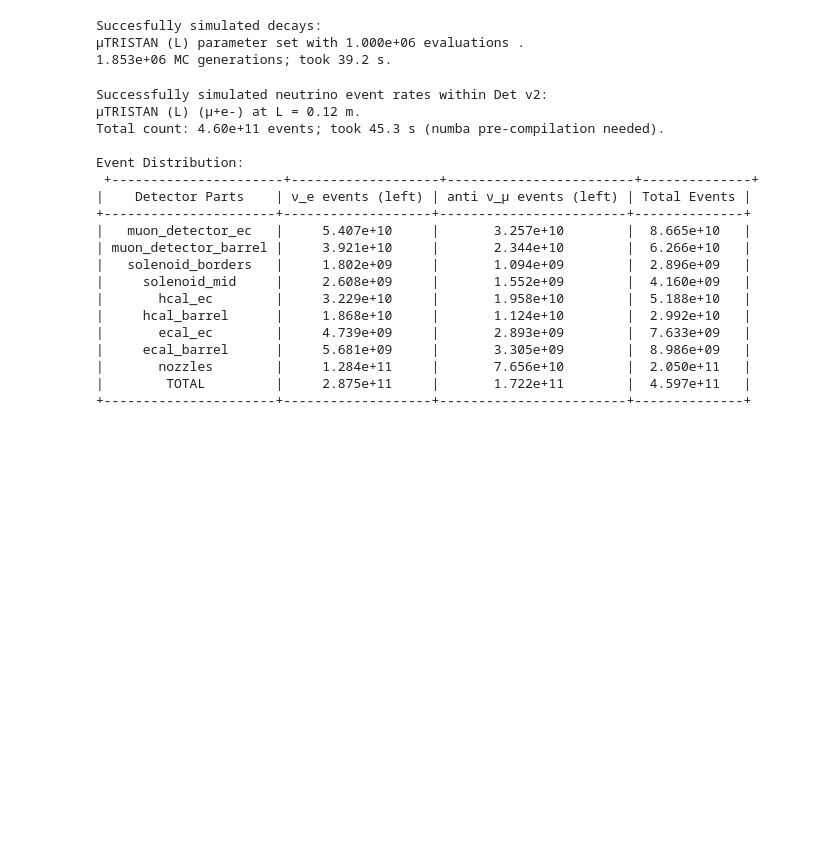
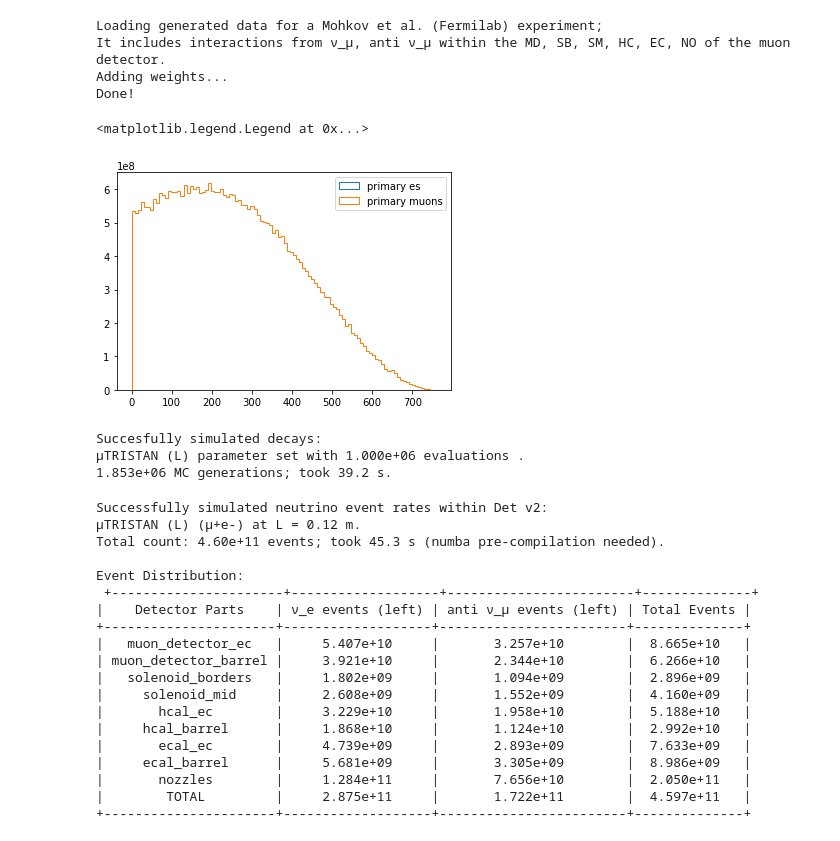
Before and after one commit to mhostert/BIN_MC, a Jupyter notebook: notizbuch_mit_genie.ipynb, the cells around one changed output. Saved outputs shown, nothing was run; the diff lists cells and outputs as text; code cells hidden in the pictures; blank space fills up the shorter version.

```diff
--- a/notizbuch_mit_genie.ipynb
+++ b/notizbuch_mit_genie.ipynb
@@ -8,3 +11,20 @@ from nuflux.detgeo import SimulateDetector, plot_det, check_mem
+# %%
+data = dg.load_data('mokhovnumu.txt', n_events = 1e5, direc = 'GENANA') #this is my variable for the directory in which my .txt files are.
+# %% [output]
+Loading generated data for a Mohkov et al. (Fermilab) experiment;
+It includes interactions from ν_μ, anti ν_μ within the MD, SB, SM, HC, EC, NO of the muon detector.
+Adding weights...
+Done!
+# %%
+mus = (data[(data['Name'] == 'mu+') | (data['Name'] == 'mu-')])
+es = (data[(data['Name'] == 'e-') | (data['Name'] == 'e+')])
+# %%
+plt.hist(es['E'], weights = es['w'], bins = 100, histtype = 'step', label = 'primary es')
+plt.hist(mus['E'], weights = mus['w'], bins = 100, histtype = 'step', label = 'primary muons')
+plt.legend()
+# %% [output]
+<matplotlib.legend.Legend at 0x...>
+[figure, added]
 # %%
 sim = SimulateDetector(param = 'mutristan l', N_evals = 1e6)
 # %% [output]
```
Also changed, not shown: parts of 6 cells of this notebook, 37 other files.
